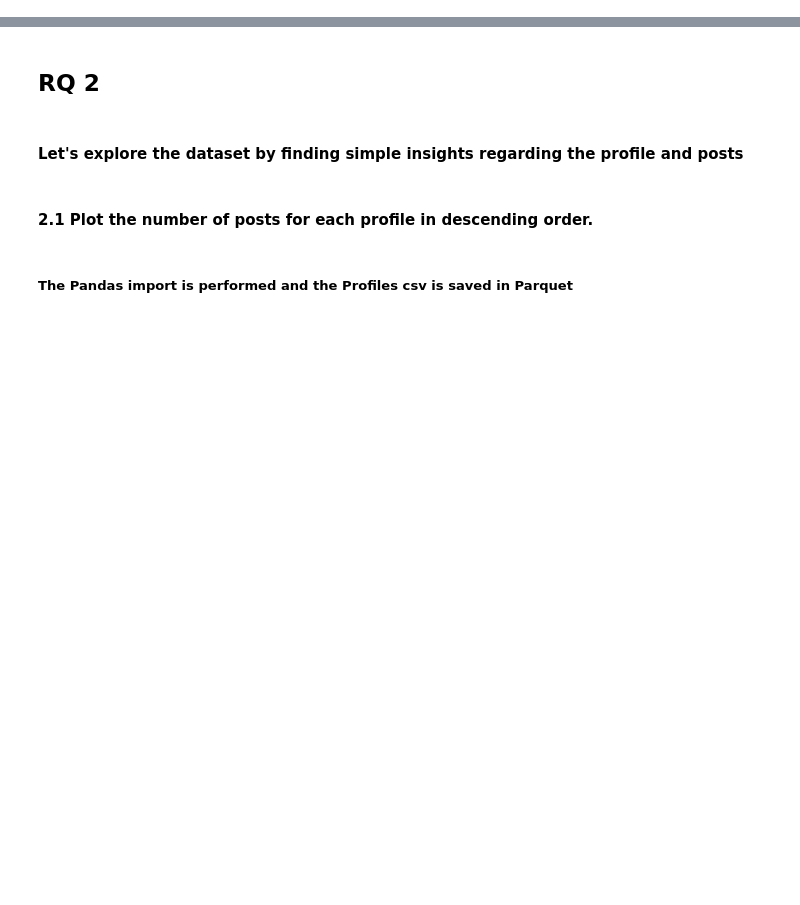
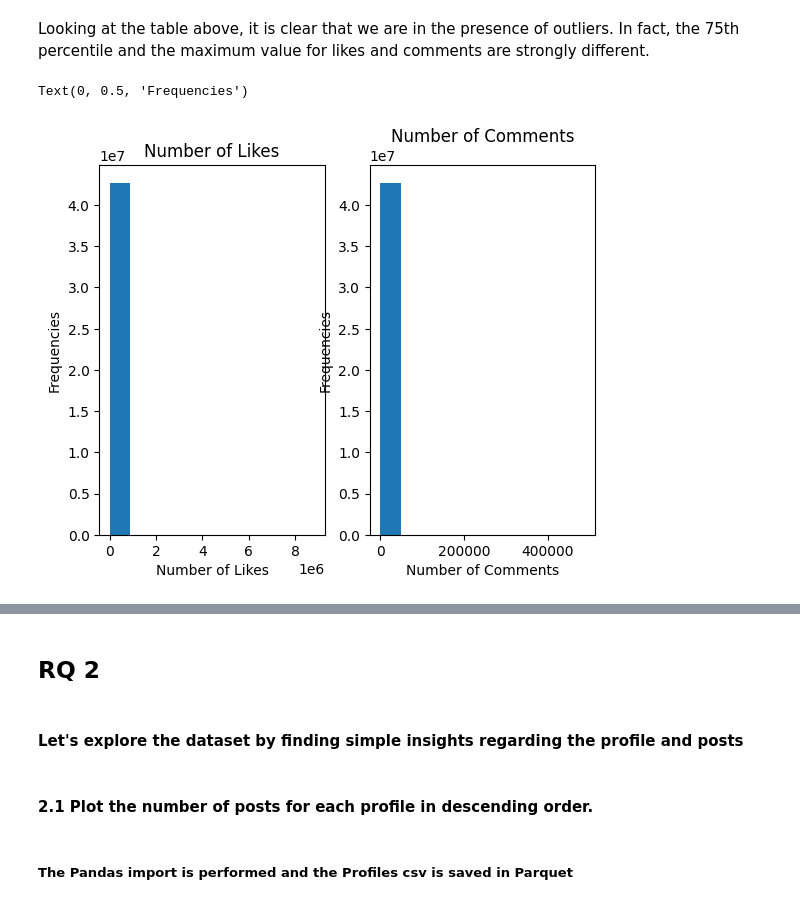
Before and after one commit to mariapena22/ADM_HMW2, a Jupyter notebook: Merged.ipynb, the cells around one changed output, grey strips where cells are left out. Drawn from its saved outputs; the diff is of its cells as text; code cells hidden in the pictures; blank space fills up the shorter version.

```diff
--- a/Merged.ipynb
+++ b/Merged.ipynb
@@ -0,0 +43,11 @@
+# %%
+# POSTS
+posts_csv = dt.fread('/Users/simonefacchiano/Desktop/Data Science/ADM/HW2-Instagram/instagram_posts.csv')
+
+# GUIDELINES
+# In each RQ, you'll need different columns of posts. SO, you will have to select every time the columns you want to use.
+
+# The code to do that is the following (copy and paste it when you need it):
+
+#columns = ['Names of the columns you need']
+#posts = posts_csv[:, columns].to_pandas().dropna()  # dropna() remove ALL the raws where there is at least ONE Nan. Sometimes you will need to specify the row you want to scan.
@@ -0,0 +72,3 @@
+# %%
+columns = ['numbr_likes', 'number_comments', 'post_type']
+posts = posts_csv[:, columns].to_pandas().dropna()
@@ -0,0 +87,24 @@
+# %% [markdown]
+Looking at the table above, it is clear that we are in the presence of outliers. In fact, the 75th percentile and the maximum value for likes and comments are strongly different.
+# %%
+# For example,
+# doing an histogram produces this output for numbr_likes...
+from matplotlib.pyplot import xlabel
+
+
+plt.subplot(1, 2, 1)
+plt.hist(posts['numbr_likes'])
+plt.title('Number of Likes')
+plt.xlabel('Number of Likes')
+plt.ylabel('Frequencies')
+
+plt.subplot(1, 2, 2)
+plt.hist(posts['number_comments'])
+plt.title('Number of Comments')
+plt.xlabel('Number of Comments')
+plt.ylabel('Frequencies')
+
+# which is certainly not useful, due to the marked skewness of the distribution
+# %% [output]
+Text(0, 0.5, 'Frequencies')
+[figure, added]
```
Also changed, not shown: parts of 149 cells of this notebook.
